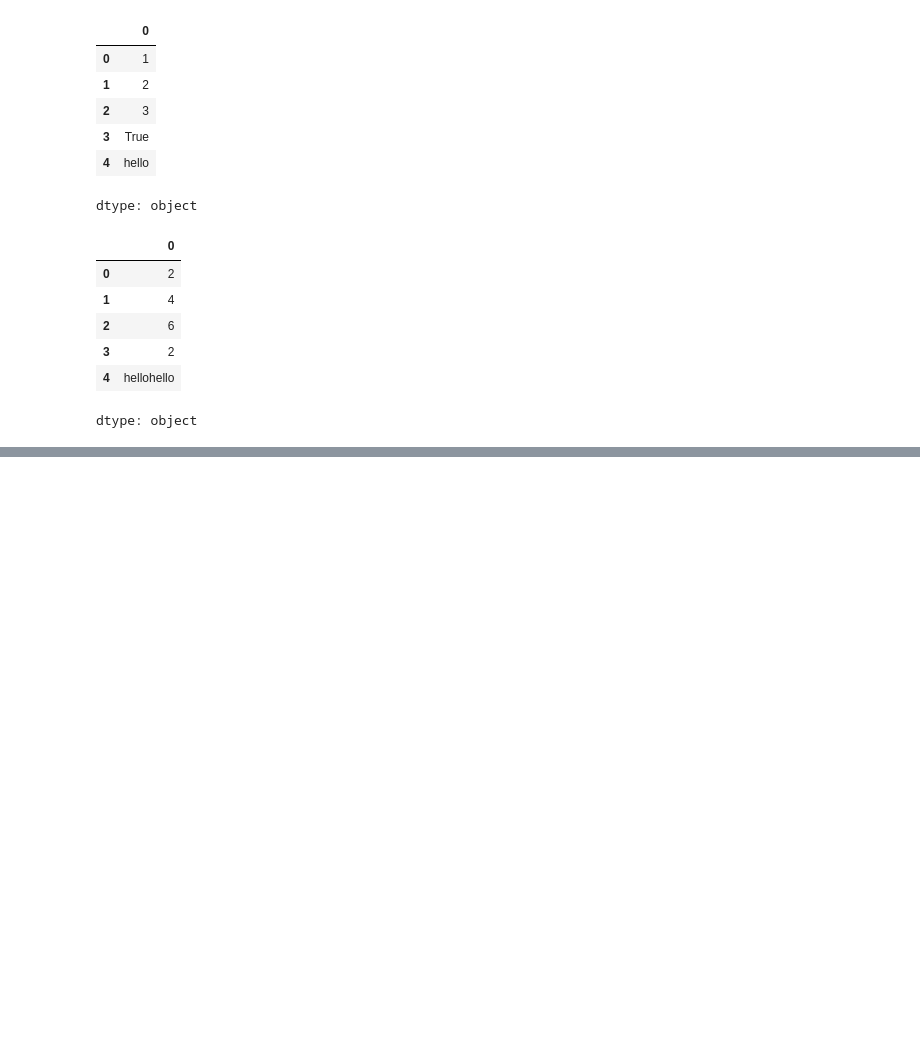
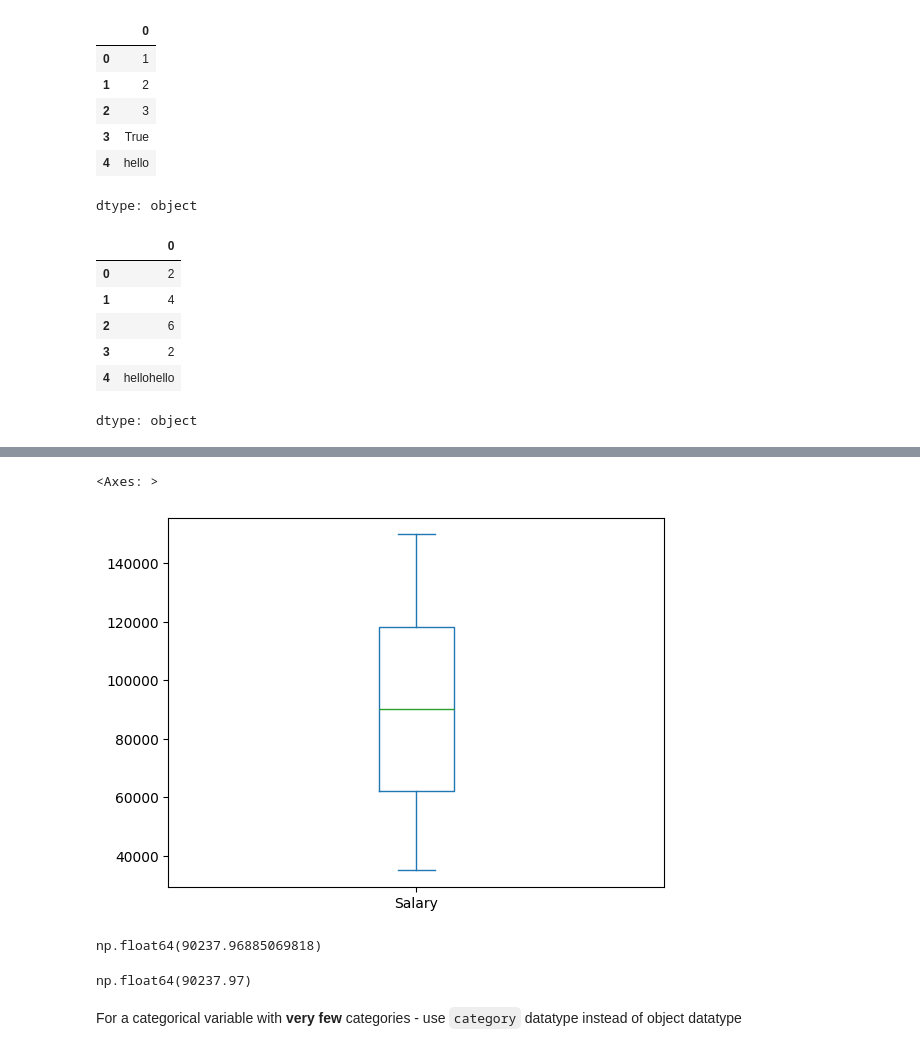
Before and after one commit to Bhuvaneshwari244/Innomatics_Research_Labs_Coaching_EDA_Module, a Jupyter notebook: class/Pandas.ipynb, the cells around one changed output, grey strips where cells are left out. Saved outputs shown, nothing was run; the diff lists cells and outputs as text; code cells hidden in the pictures; blank space fills up the shorter version.

```diff
--- a/class/Pandas.ipynb
+++ b/class/Pandas.ipynb
@@ -493,0 +1125,3 @@ dtype: object
+# %%
+data.dropna(subset = ['Start Date'], inplace = True)
+data.shape
@@ -493,0 +1142,3 @@ dtype: object
+# %%
+gender_rep = data.gender.mode()[0]
+gender_rep
@@ -493,0 +1147,3 @@ dtype: object
+# %%
+team_rep = data.Team.mode()[0]
+team_rep
@@ -493,0 +1152,4 @@ dtype: object
+# %%
+data.fillna({'Gender': gender_rep,
+             'Team': team_rep},
+            inplace = True)
@@ -493,0 +1169,18 @@ dtype: object
+# %%
+data.Salary.plot(kind = 'box')
+# %% [output]
+<Axes: >
+[figure, added]
+# %%
+sal_rep = data.Salary.mean()
+sal_rep
+# %% [output]
+np.float64(90237.96885069818)
+# %%
+sal_rep = data.Salary.mean()
+sal_rep = np.round(sal_rep, 2)
+sal_rep
+# %% [output]
+np.float64(90237.97)
+# %% [markdown]
+For a categorical variable with **very few** categories - use `category` datatype instead of object datatype
```
Also changed, not shown: parts of 157 cells of this notebook, 35 other files.
